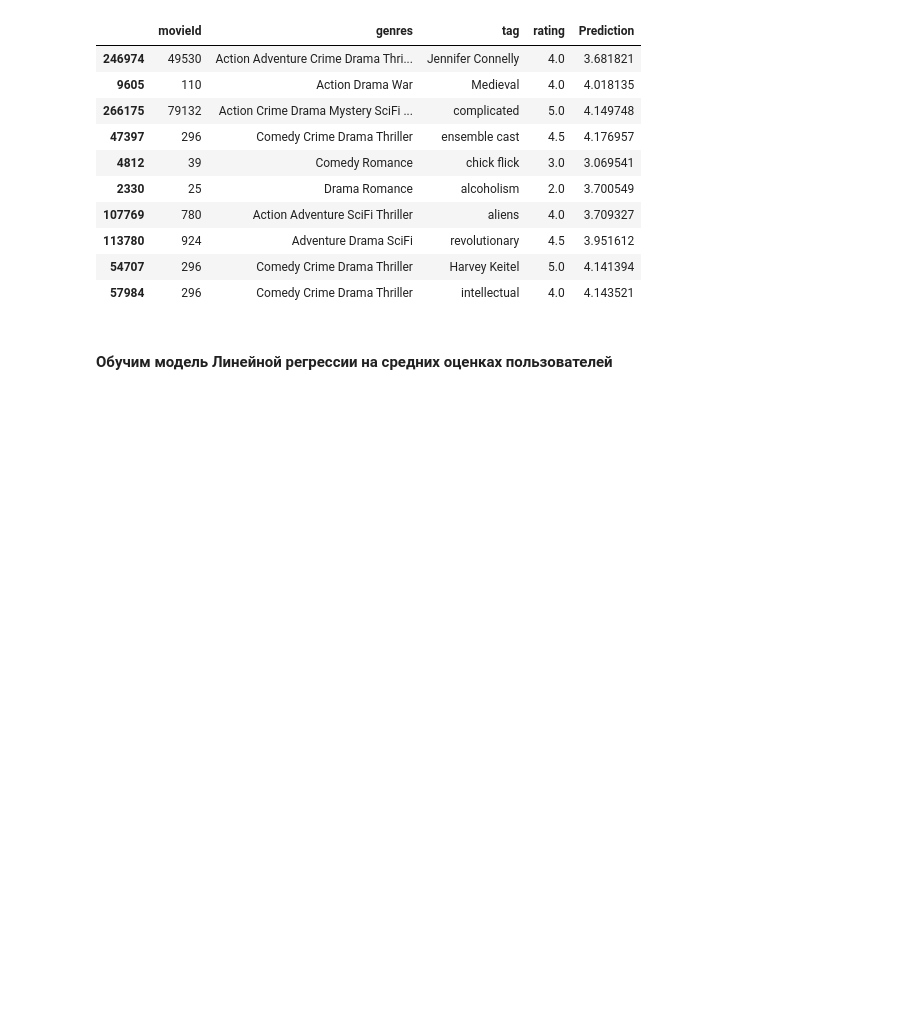
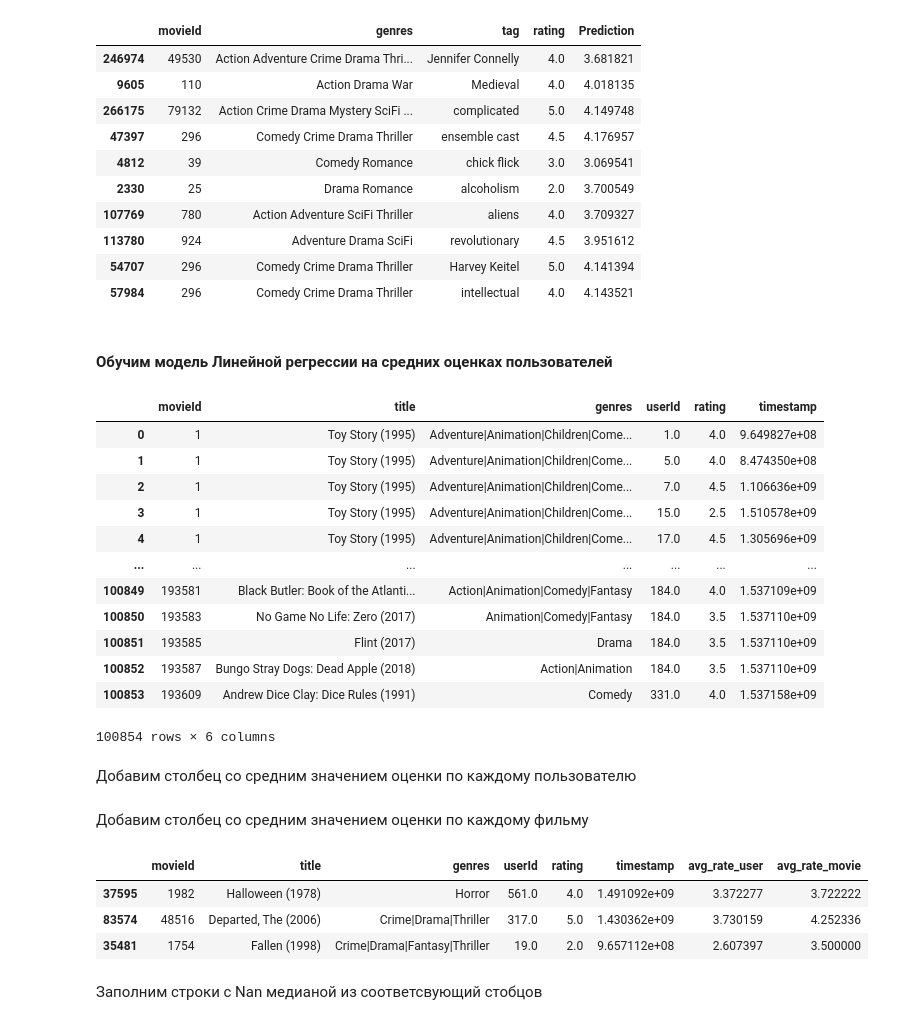
Before and after one commit to ivanvagin/Netology, a Jupyter notebook: Рекомендательные системы/Homework/RSML_HW_01.ipynb, the cells around one changed output. Cells and saved outputs as stored; diff of their text form; code cells hidden in the pictures; blank space fills up the shorter version.

```diff
--- a/Рекомендательные системы/Homework/RSML_HW_01.ipynb
+++ b/Рекомендательные системы/Homework/RSML_HW_01.ipynb
@@ -187,3 +187,22 @@ movies_result.sample(10)
 | 57984 | 296 | Comedy Crime Drama Thriller | intellectual | 4.0 | 4.143521 |
 # %% [markdown]
 #### Обучим модель Линейной регрессии на средних оценках пользователей
+# %%
+movies_ratings = movies.merge(ratings, how='left', on='movieId')
+movies_ratings
+# %% [output]
+|  | movieId | title | genres | userId | rating | timestamp |
+| 0 | 1 | Toy Story (1995) | Adventure|Animation|Children|Come... | 1.0 | 4.0 | 9.649827e+08 |
+| 1 | 1 | Toy Story (1995) | Adventure|Animation|Children|Come... | 5.0 | 4.0 | 8.474350e+08 |
+| 2 | 1 | Toy Story (1995) | Adventure|Animation|Children|Come... | 7.0 | 4.5 | 1.106636e+09 |
+| 3 | 1 | Toy Story (1995) | Adventure|Animation|Children|Come... | 15.0 | 2.5 | 1.510578e+09 |
+| 4 | 1 | Toy Story (1995) | Adventure|Animation|Children|Come... | 17.0 | 4.5 | 1.305696e+09 |
+| ... | ... | ... | ... | ... | ... | ... |
+| 100849 | 193581 | Black Butler: Book of the Atlanti... | Action|Animation|Comedy|Fantasy | 184.0 | 4.0 | 1.537109e+09 |
+| 100850 | 193583 | No Game No Life: Zero (2017) | Animation|Comedy|Fantasy | 184.0 | 3.5 | 1.537110e+09 |
+| 100851 | 193585 | Flint (2017) | Drama | 184.0 | 3.5 | 1.537110e+09 |
+| 100852 | 193587 | Bungo Stray Dogs: Dead Apple (2018) | Action|Animation | 184.0 | 3.5 | 1.537110e+09 |
+| 100853 | 193609 | Andrew Dice Clay: Dice Rules (1991) | Comedy | 331.0 | 4.0 | 1.537158e+09 |
+100854 rows × 6 columns
+# %% [markdown]
+Добавим столбец со средним значением оценки  по каждому пользователю
@@ -189,0 +211,2 @@ movies_result.sample(10)
+# %% [markdown]
+Добавим столбец со средним значением оценки по каждому фильму
@@ -189,0 +215,9 @@ movies_result.sample(10)
+# %%
+movies_ratings.sample(3)
+# %% [output]
+|  | movieId | title | genres | userId | rating | timestamp | avg_rate_user | avg_rate_movie |
+| 37595 | 1982 | Halloween (1978) | Horror | 561.0 | 4.0 | 1.491092e+09 | 3.372277 | 3.722222 |
+| 83574 | 48516 | Departed, The (2006) | Crime|Drama|Thriller | 317.0 | 5.0 | 1.430362e+09 | 3.730159 | 4.252336 |
+| 35481 | 1754 | Fallen (1998) | Crime|Drama|Fantasy|Thriller | 19.0 | 2.0 | 9.657112e+08 | 2.607397 | 3.500000 |
+# %% [markdown]
+Заполним  строки с Nan медианой из соответсвующий стобцов
```
Also changed, not shown: parts of 12 cells of this notebook.
